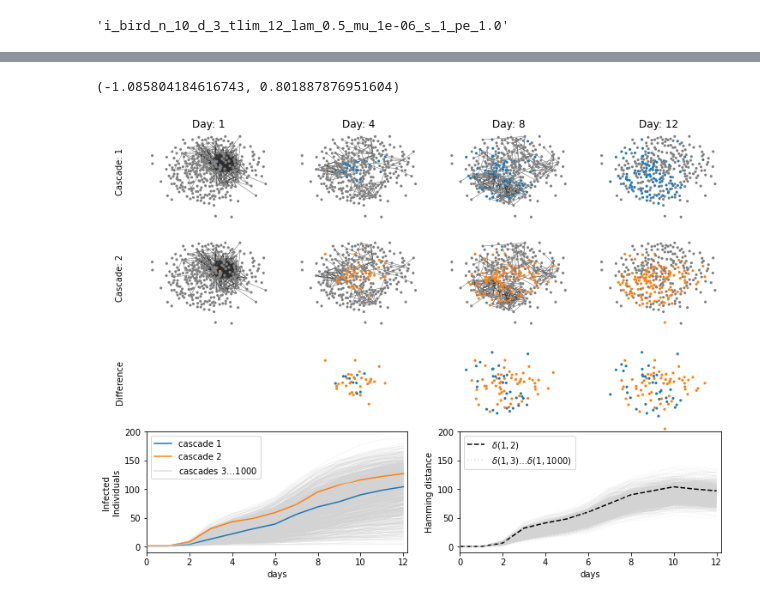
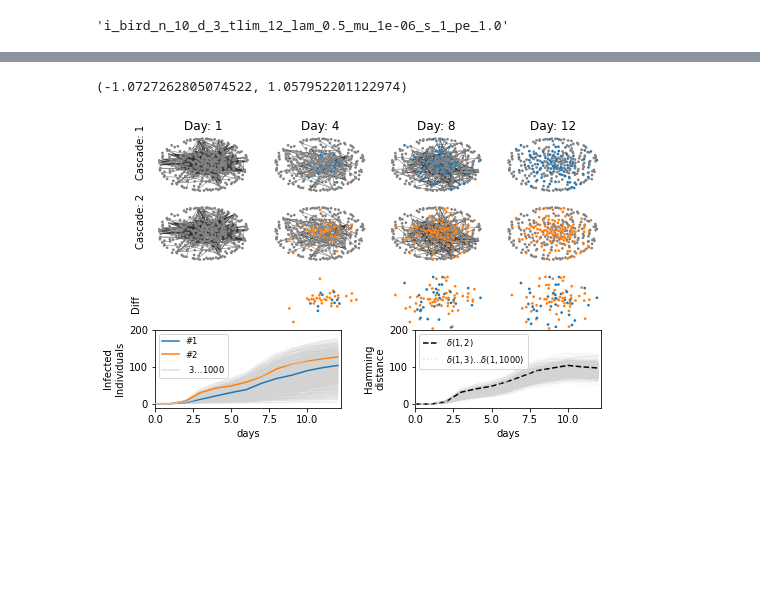
Before and after one commit to ocadni/annfore-results, a Jupyter notebook: results/networks_img/img_introduction.ipynb, the cells around one changed output, grey strips where cells are left out. Drawn from its saved outputs; the diff is of its cells as text; code cells hidden in the pictures; blank space fills up the shorter version.

Commit message:
new images

```diff
--- a/results/networks_img/img_introduction.ipynb
+++ b/results/networks_img/img_introduction.ipynb
@@ -100,7 +100,7 @@ G.add_nodes_from(range(N))
 for t, i, j, l in DATA_ALL[1]["contacts"]:
     G.add_edge(i,j, t=t, l=l)
 #G.remove_nodes_from(list(nx.isolates(G)))
-pos = nx.drawing.layout.kamada_kawai_layout(G)
-#pos = nx.drawing.layout.spring_layout(G, iterations=100, k=1.5)
+#pos = nx.drawing.layout.kamada_kawai_layout(G)
+pos = nx.drawing.layout.spring_layout(G, iterations=100, k=2.)
 #pos = nx.drawing.layout.random_layout(G)
 nodes_pos = np.asarray([pos[n] for n in range(N)])
@@ -118,14 +290,14 @@ Ts = range(1,12, 3)#
 Ts = [1,4, 8,12]
 sim_ref = 2
 sim_comp = 5
-fig = plt.figure(figsize=(12,9))
+fig = plt.figure(figsize=(8,5))
 
 gs = fig.add_gridspec(4, len(Ts), height_ratios=[1,1,1,2])
 
 outer = gridspec.GridSpec(2, 1, height_ratios = [2.5, 1], hspace = -0.01)
 #make nested gridspecs
 gs1 = gridspec.GridSpecFromSubplotSpec(3, 4, subplot_spec = outer[0])
-gs2 = gridspec.GridSpecFromSubplotSpec(1, 2, subplot_spec = outer[1], wspace = 0.2)
+gs2 = gridspec.GridSpecFromSubplotSpec(1, 2, subplot_spec = outer[1], wspace = 0.4)
 
 color = list(sns.color_palette("bright"))
 color = list(sns.color_palette("tab10"))
@@ -134,7 +306,7 @@ color_S = color[7]
 color_I = [color[0],color[1]]
 color_E = color_[5]
 color_diff = "black"
-s = 40
+s = 30
 # first two cascades
 simulations = [sim_ref,sim_comp]
 T_inf_confs={}
@@ -192,7 +364,7 @@ for ii, T in enumerate(Ts):#range(max_T):#
     nodes_list_color = [color_I[0] if nodes_diff[int(i)] == 1 else color_I[1] for i in np.argwhere(nodes_list_add) ]
     nodes_pos_diff = np.asarray([pos[n] for n in nodes_to_pos])
     if ii == 0:
-        ax.text(-0.25,0.35, f"Difference", rotation="vertical")
+        ax.text(-0.25,0.35, f"Diff", rotation="vertical")
 
     if len(nodes_to_pos) > 0 :
         ax.scatter(nodes_pos_diff[:,0], nodes_pos_diff[:,1],
@@ -237,38 +409,38 @@ for i_axs, simulation in enumerate(simulations_over):
         Is[simulation].append(T_inf_confs[simulation][i].sum())
         sims_df.append({"sim":simulation, "over":overlap_[simulation][-1],"day":i, "I":Is[simulation][-1]})
 
 for i_axs, simulation in enumerate(simulations_over[0:-1]):
     if i_axs != sim_ref:
         ax2.plot(overlap_[simulation], ":", color="lightgrey", alpha=0.4, lw=0.5)
 for i_axs, simulation in enumerate(simulations_over[:-1]):
     ax1.plot(Is[simulation], color="lightgrey", alpha=0.4, lw=0.4)
 
 #ax2.plot(overlap_[simulations_over[sim_ref]], color="blue", label="perfect overlap")
 
 
 sims_df=pd.DataFrame(sims_df)
 #sns.lineplot(x="day", y="I", ax=ax1, data=sims_df, ci="sd")
 #sns.lineplot(x="day", y="over", ax=ax2, data=sims_df, ci="sd")
 
-ax1.plot(Is[sim_ref], color=color_I[0], label=f"cascade 1")
-ax1.plot(Is[sim_comp], color=color_I[1], label=f"cascade 2")
+ax1.plot(Is[sim_ref], color=color_I[0], label=f"#1")
+ax1.plot(Is[sim_comp], color=color_I[1], label=f"#2")
 
 ax2.plot(overlap_[sim_comp], "--", color="black", label=f"$\delta(1,2)$")
-ax1.plot(Is[simulations_over[-1]], color="lightgrey", alpha=0.7, label="cascades $3\dots1000$", zorder=4)
+ax1.plot(Is[simulations_over[-1]], color="lightgrey", alpha=0.7, label=" $3\dots1000$", zorder=4)
 ax2.plot(overlap_[simulations_over[-1]], ":", color="lightgrey", alpha=0.7, label="$\delta(1,3)\dots\delta(1,1000)$", zorder=4)
 
-ax1.legend()
-ax2.legend()
+ax1.legend(fontsize='small')
+ax2.legend(fontsize='small')
 #plt.despine()
 ax1.set_ylabel("Infected\nIndividuals")
-ax2.set_ylabel("Hamming distance")
+ax2.set_ylabel("Hamming\ndistance")
 ax1.set_xlabel("days")
 ax2.set_xlabel("days")
 ax1.set_ylim(-10,200)
 ax1.set_xlim(0,12.2)
 ax2.set_ylim(-10,200)
 ax2.set_xlim(0,12.2)
 fig.savefig("cascade.pdf", bbox_inches="tight")
 # %% [output]
-(-1.085804184616743, 0.801887876951604)
+(-1.0727262805074522, 1.057952201122974)
-[figure, old version]
+[figure, new version]
```
Also changed, not shown: parts of 1 cell of this notebook, 6 other files.
